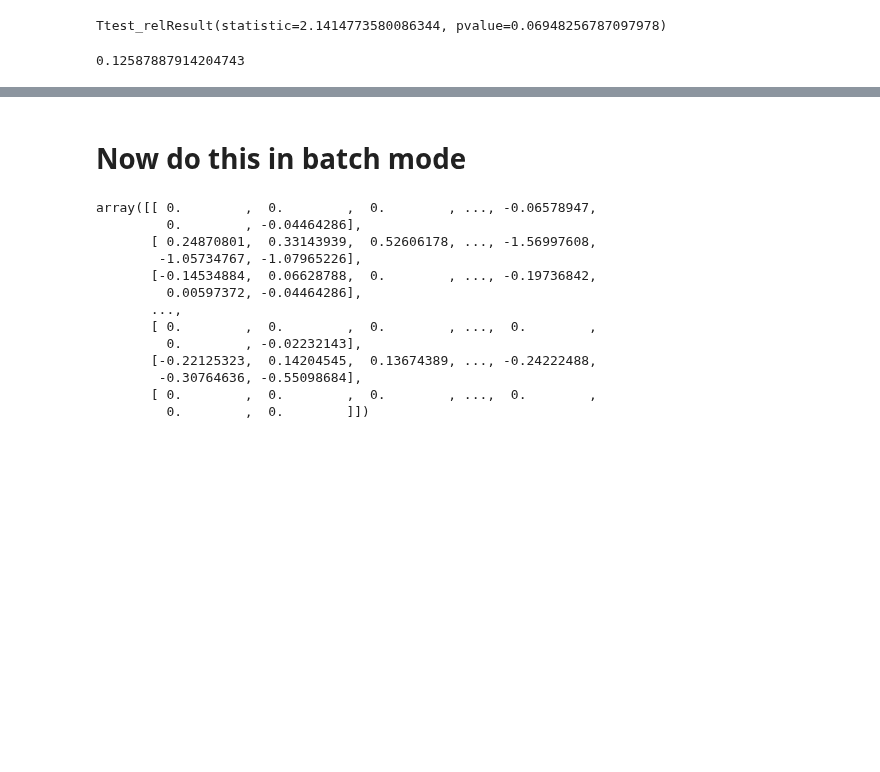
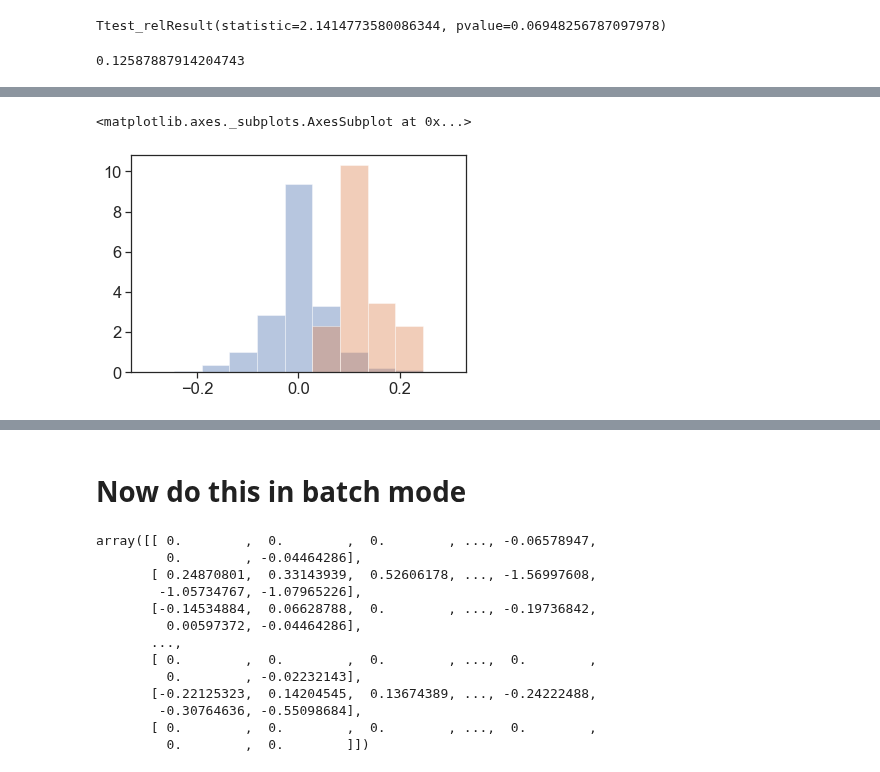
Before and after one commit to yves-weissenberger/ll_ephys, a Jupyter notebook: ephys_notebooks/try_rotate_non_spatial_responses.ipynb, the cells around one changed output, grey strips where cells are left out. Saved outputs shown, nothing was run; the diff lists cells and outputs as text; code cells hidden in the pictures; blank space fills up the shorter version.

```diff
--- a/ephys_notebooks/try_rotate_non_spatial_responses.ipynb
+++ b/ephys_notebooks/try_rotate_non_spatial_responses.ipynb
@@ -381,0 +508,6 @@ plt.axvline(x=np.nanmax(ccs_real)-np.mean(ccs_real),dashes=(7,7),color='.3')
+# %%
+seaborn.distplot(all_vals,kde=0,bins=np.linspace(-.3,.3,num=12),norm_hist=1)
+seaborn.distplot(max_vals,bins=np.linspace(-.3,.3,num=12),norm_hist=1,kde=0)
+# %% [output]
+<matplotlib.axes._subplots.AxesSubplot at 0x...>
+[figure, added]
```
Also changed, not shown: parts of 41 cells of this notebook, 2 other files.
